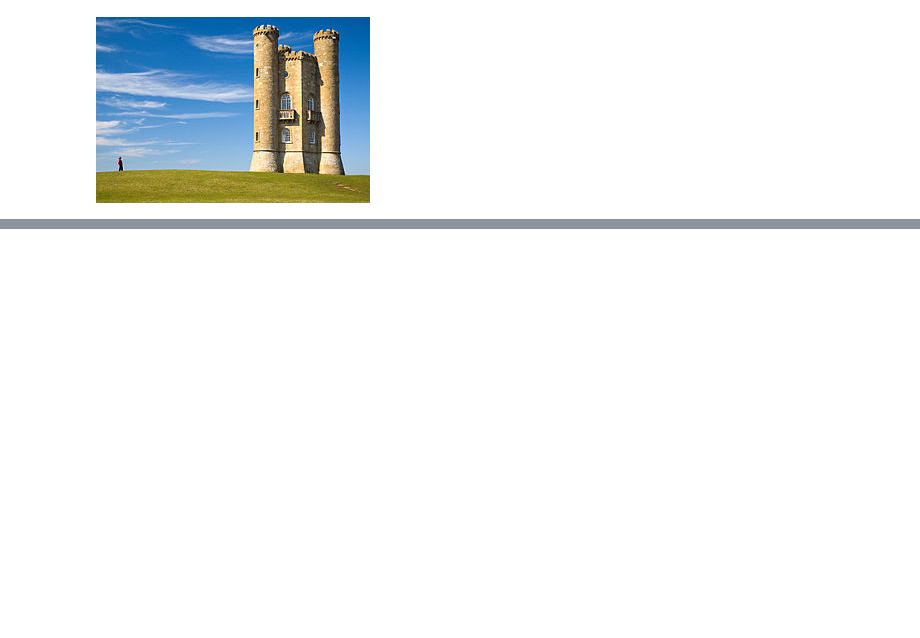
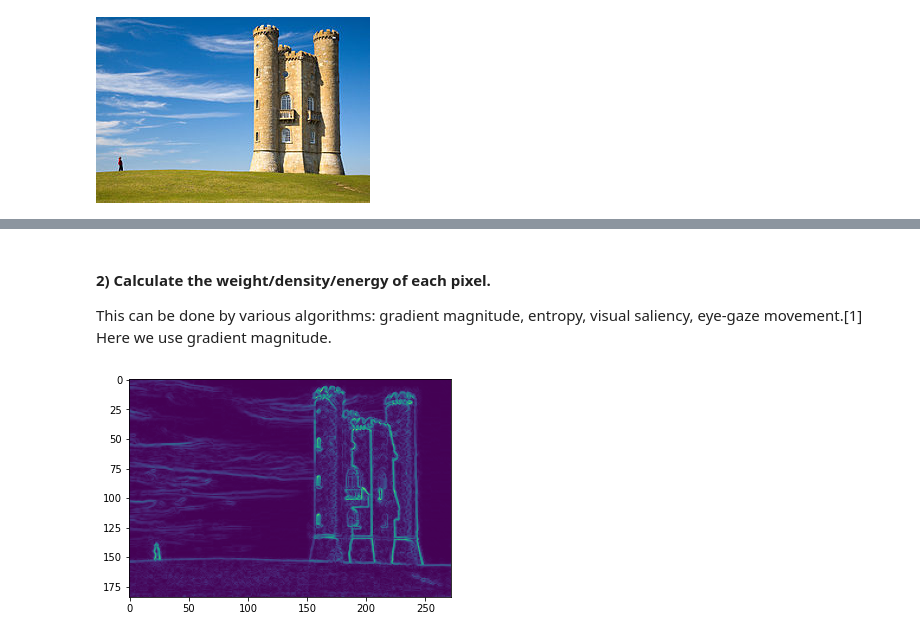
Before and after one commit to SebastianBitsch/seam-carving, a Jupyter notebook: exploration.ipynb, the cells around one changed output, grey strips where cells are left out. Cells and saved outputs as stored; diff of their text form; code cells hidden in the pictures; blank space fills up the shorter version.

```diff
--- a/exploration.ipynb
+++ b/exploration.ipynb
@@ -11,0 +34,25 @@ im
+# %%
+def gradient_magnitude(a: np.ndarray) -> np.ndarray:
+    """
+    Computes the gradient magnitude. Not very fast but ok
+    See: https://pyimagesearch.com/2021/05/12/image-gradients-with-opencv-sobel-and-scharr/
+    """
+    b = np.ones((a.shape[0] - 2, a.shape[1] - 2))
+
+    for y in range(1, a.shape[1]-1):
+        for x in range(1, a.shape[0]-1):
+            gx = int(a[x - 1, y]) - int(a[x + 1, y])
+            gy = int(a[x, y - 1]) - int(a[x, y + 1])
+            g = np.sqrt(gx ** 2 + gy ** 2)
+            b[x - 1, y - 1] = g
+
+    return b
+# %% [markdown]
+#### 2) Calculate the weight/density/energy of each pixel.
+This can be done by various algorithms: gradient magnitude, entropy, visual saliency, eye-gaze movement.[1] Here we use gradient magnitude.
+# %%
+im_grad = gradient_magnitude(im_gray)
+plt.imshow(im_grad)
+plt.show()
+# %% [output]
+[figure, added]
```
Also changed, not shown: parts of 13 cells of this notebook.
